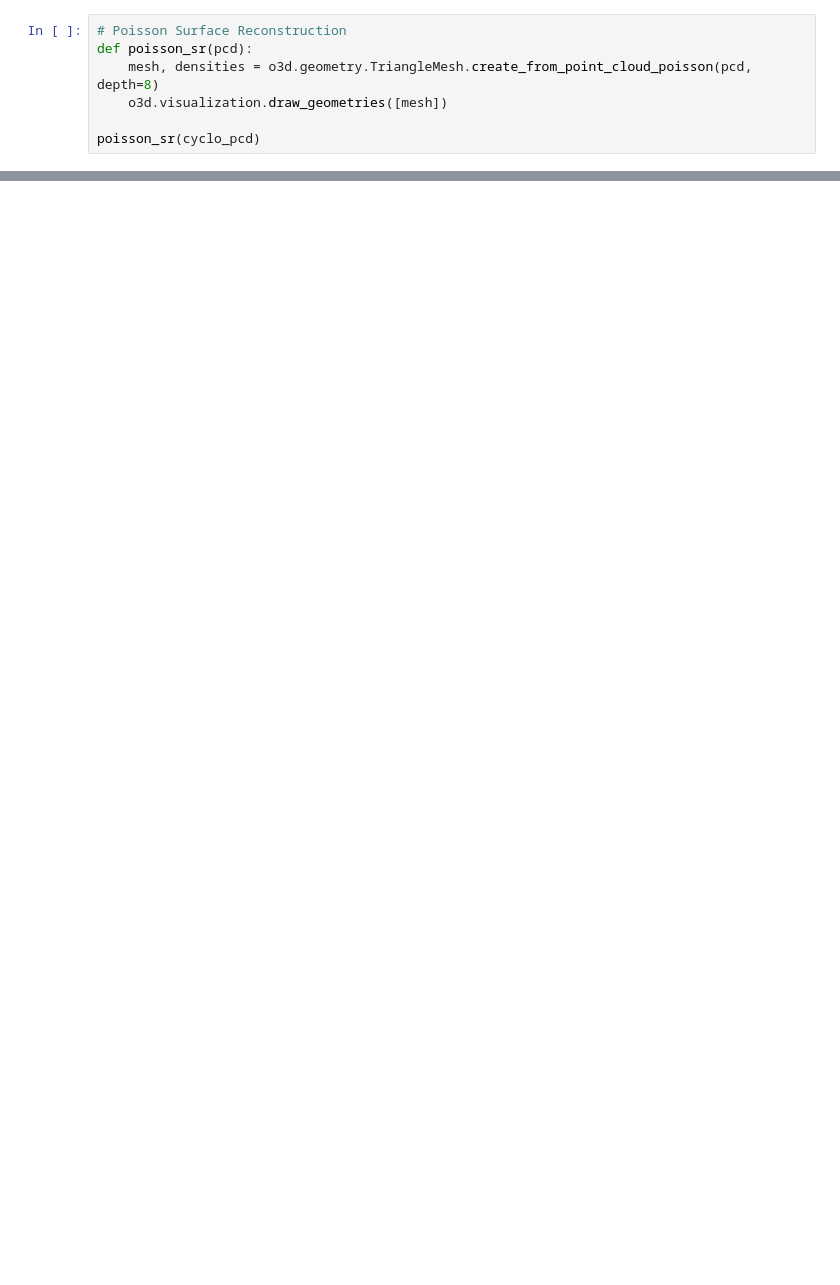
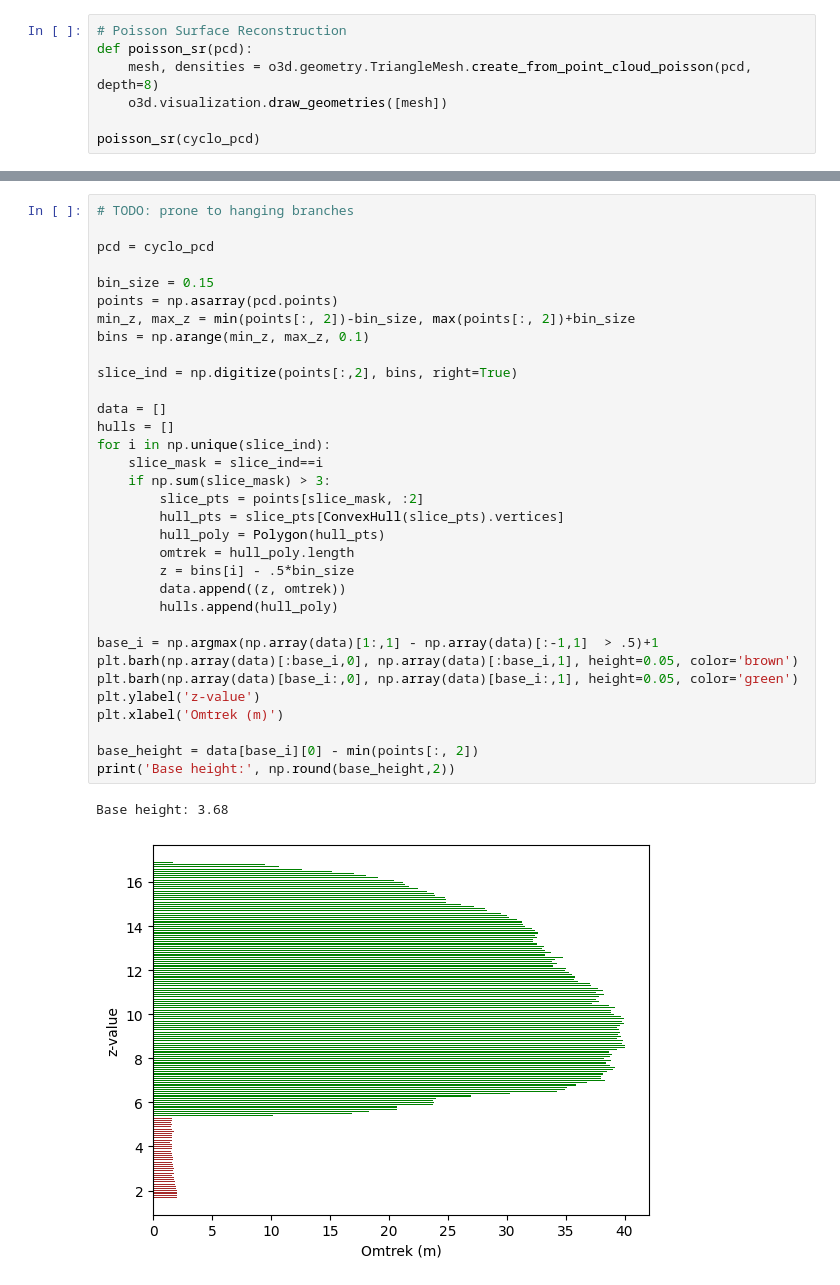
Before and after one commit to Amsterdam-AI-Team/PointCloud_Tree_Modelling, a Jupyter notebook: notebooks/Exprimental.ipynb, the cells around one changed output, grey strips where cells are left out. Drawn from its saved outputs; the diff is of its cells as text; blank space fills up the shorter version.

```diff
--- a/notebooks/Exprimental.ipynb
+++ b/notebooks/Exprimental.ipynb
@@ -92,0 +142,36 @@ poisson_sr(cyclo_pcd)
+# %%
+# TODO: prone to hanging branches
+
+pcd = cyclo_pcd
+
+bin_size = 0.15
+points = np.asarray(pcd.points)
+min_z, max_z = min(points[:, 2])-bin_size, max(points[:, 2])+bin_size
+bins = np.arange(min_z, max_z, 0.1)
+
+slice_ind = np.digitize(points[:,2], bins, right=True)
+
+data = []
+hulls = []
+for i in np.unique(slice_ind):
+    slice_mask = slice_ind==i
+    if np.sum(slice_mask) > 3:
+        slice_pts = points[slice_mask, :2]
+        hull_pts = slice_pts[ConvexHull(slice_pts).vertices]
+        hull_poly = Polygon(hull_pts)
+        omtrek = hull_poly.length
+        z = bins[i] - .5*bin_size
+        data.append((z, omtrek))
+        hulls.append(hull_poly)
+
+base_i = np.argmax(np.array(data)[1:,1] - np.array(data)[:-1,1]  > .5)+1
+plt.barh(np.array(data)[:base_i,0], np.array(data)[:base_i,1], height=0.05, color='brown')
+plt.barh(np.array(data)[base_i:,0], np.array(data)[base_i:,1], height=0.05, color='green')
+plt.ylabel('z-value')
+plt.xlabel('Omtrek (m)')
+
+base_height = data[base_i][0] - min(points[:, 2])
+print('Base height:', np.round(base_height,2))
+# %% [output]
+Base height: 3.68
+[figure, added]
```
Also changed, not shown: parts of 7 cells of this notebook, 5 other files.
